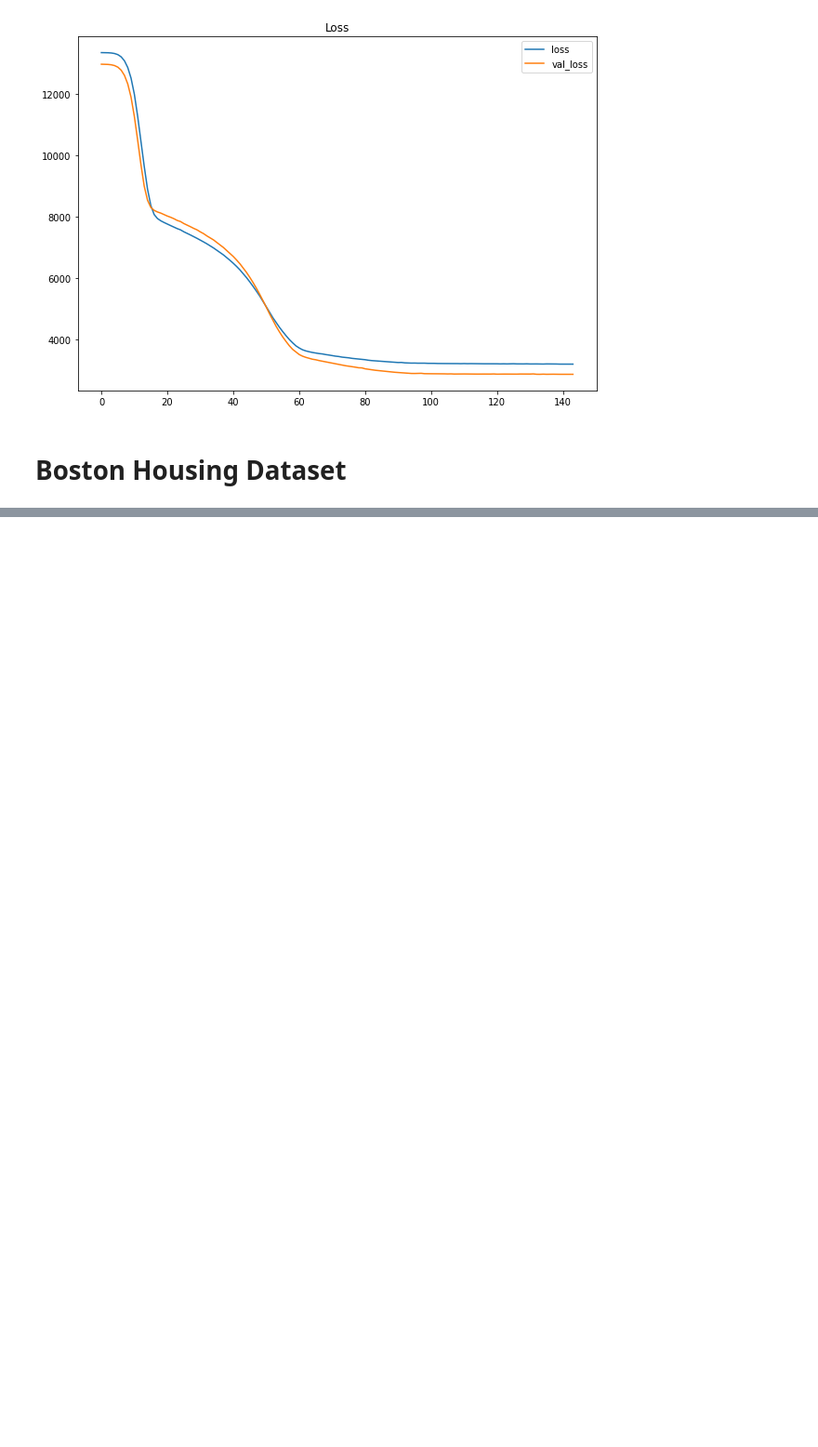
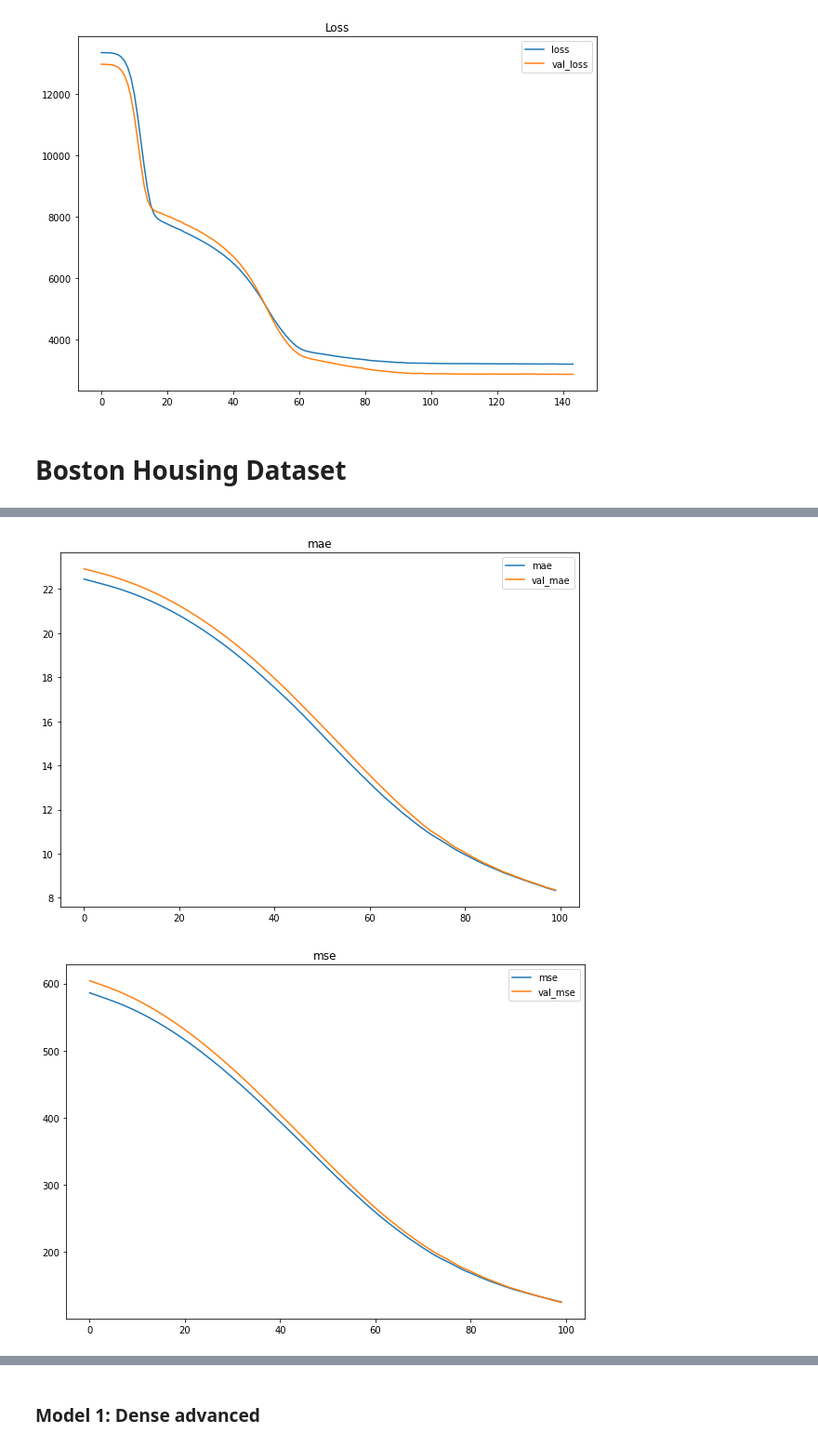
Before and after one commit to schauppi/Udemy_TensorFlow_Developer, a Jupyter notebook: Exam_preparation/regression.ipynb, the cells around one changed output, grey strips where cells are left out. Shown at 93% size. Cells and saved outputs as stored; diff of their text form; code cells hidden in the pictures; blank space fills up the shorter version.

```diff
--- a/Exam_preparation/regression.ipynb
+++ b/Exam_preparation/regression.ipynb
@@ -297,0 +423,4 @@ plot_regression_training_curve(history_model_3)
+# %%
+#Transform train and test data
+x_train_normal = ct.transform(x_train)
+x_test_normal = ct.transform(x_test)
@@ -297,0 +481,20 @@ plot_regression_training_curve(history_model_3)
+# %%
+import tensorflow as tf
+from tensorflow.keras import layers
+
+tf.random.set_seed(42)
+
+# Build the model
+inputs = layers.Input(shape=(13,))
+x = layers.Dense(1)(inputs)
+outputs = layers.Dense(1)(x)
+model_0 = tf.keras.Model(inputs, outputs)
+# %%
+# Compile the model
+model_0.compile(loss="mae", optimizer="Adam", metrics=["mae", "mse"])
+# %%
+# Fit the model
+history_model_0 = model_0.fit(x_train_normal, y_train,
+                              epochs=100,
+                              verbose=0,
+                              validation_data=(x_test_normal, y_test))
@@ -297,0 +507,5 @@ plot_regression_training_curve(history_model_3)
+# %%
+plot_regression_training_curve(history_model_0)
+# %% [output]
+[figure, added]
+[figure, added]
@@ -297,0 +513,2 @@ plot_regression_training_curve(history_model_3)
+# %% [markdown]
+### Model 1: Dense advanced
```
Also changed, not shown: parts of 34 cells of this notebook.
